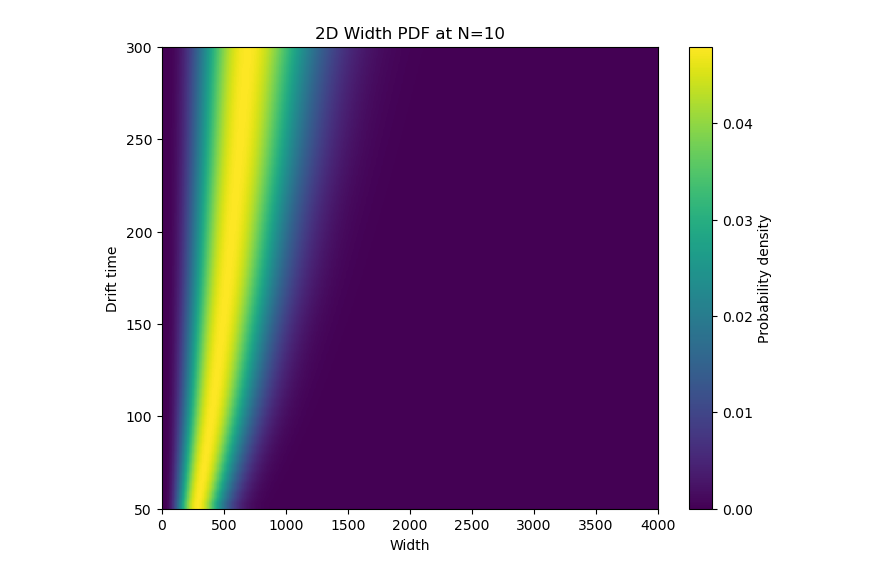
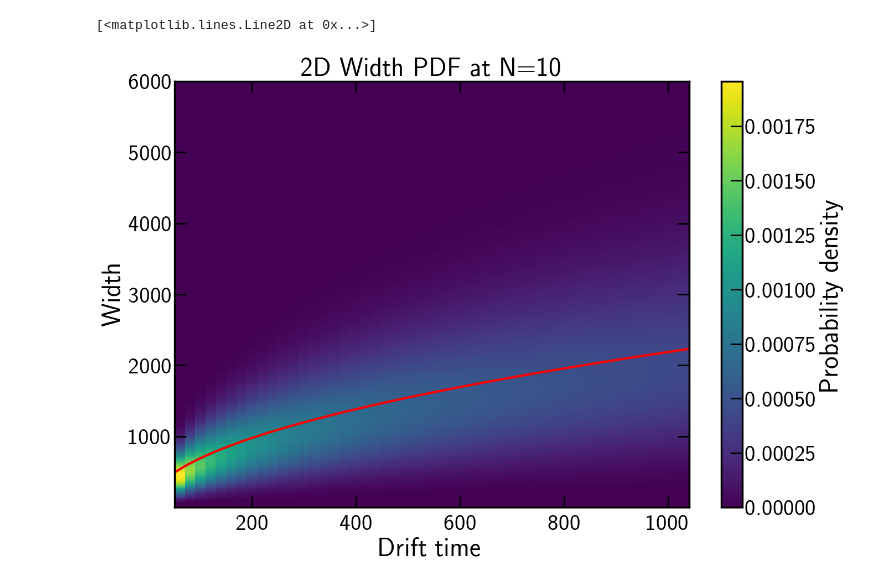
Before and after one commit to danieljameshunt/AccidentalWidthModelling, a Jupyter notebook: WidthModelTest-Fast.ipynb, the cells around one changed output. Saved outputs shown, nothing was run; the diff lists cells and outputs as text; code cells hidden in the pictures.

```diff
--- a/WidthModelTest-Fast.ipynb
+++ b/WidthModelTest-Fast.ipynb
@@ -2,14 +2,19 @@
 from s2widthFast import WidthModel
 import numpy as np
 from tqdm import trange
+from tqdm import tqdm
+import matplotlib.pyplot as plt
+from scipy.interpolate import interp1d
+
+plt.style.use('style.mplstyle')
 # %%
 # Create model with physical constants
-Dl = 20.0   # cm^2/s
-vd = 0.2    # cm/µs
-C = 0.1
+Dl = 40.45   # cm^2/s
+vd = 0.13    # cm/µs
+C = 0.775
 dC = 0.01
 model = WidthModel(Dl, vd, C=C, dC=dC)
-widths=np.linspace(1,4000,200)
+widths=np.linspace(1,6000,200)
 # %%
 %%time
 
@@ -43,5 +48,10 @@ Wall time: 1.08 s
 # %%
+%%time
+
+print(model.M)
+
 # Plot a 2D PDF slice at fixed N=10 electrons
 drift_times = np.linspace(50, 1040, 50)
-model.plot_pdf_2d_fixedN(n=10, drift_times=drift_times, widths=widths)
+model.plot_pdf_2d(n=10, drift_times=drift_times, widths=widths)
+plt.plot(drift_times, np.sqrt(model.M**2*drift_times + C**2), color='red')
 # %% [output]
@@ -48,2 +61,3 @@ model.plot_pdf_2d_fixedN(n=10, drift_times=drift_times, widths=widths)
+[<matplotlib.lines.Line2D at 0x...>]
-[figure, old version]
+[figure, new version]
 # %%
```
Also changed, not shown: parts of 16 cells of this notebook, 4 other files.
